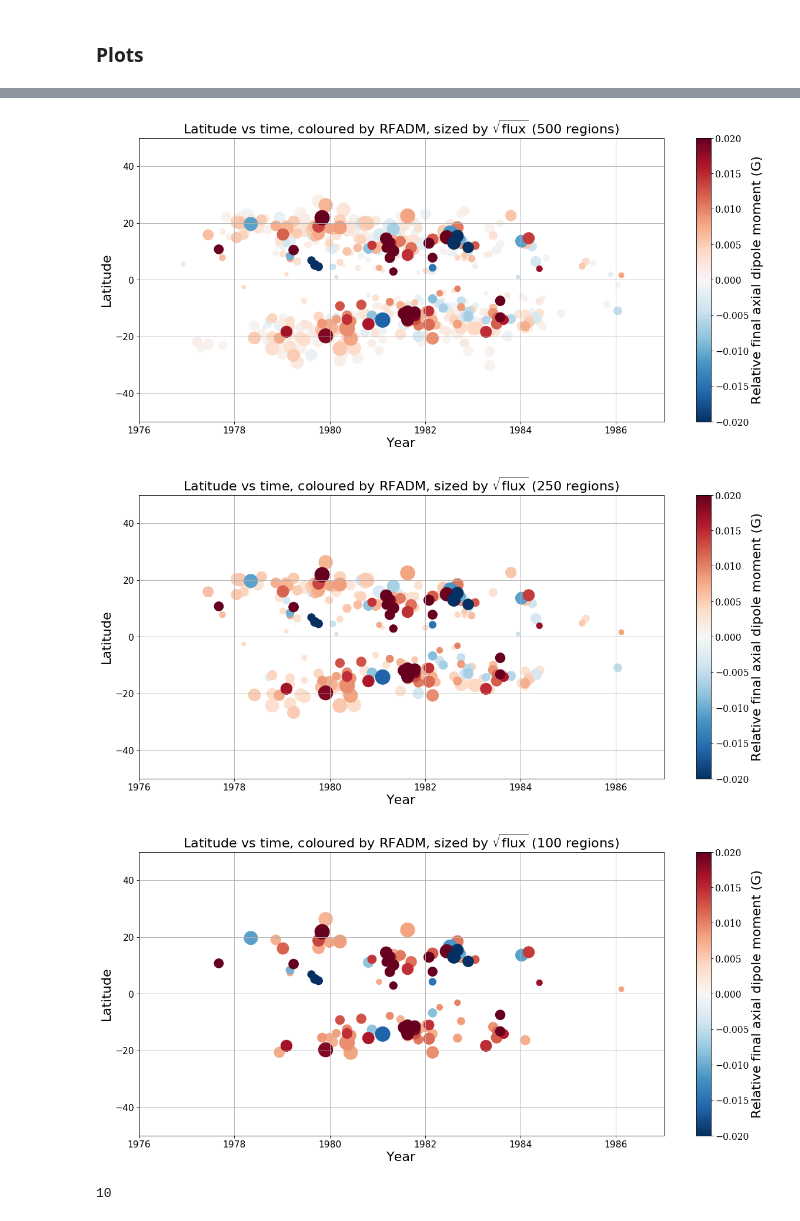
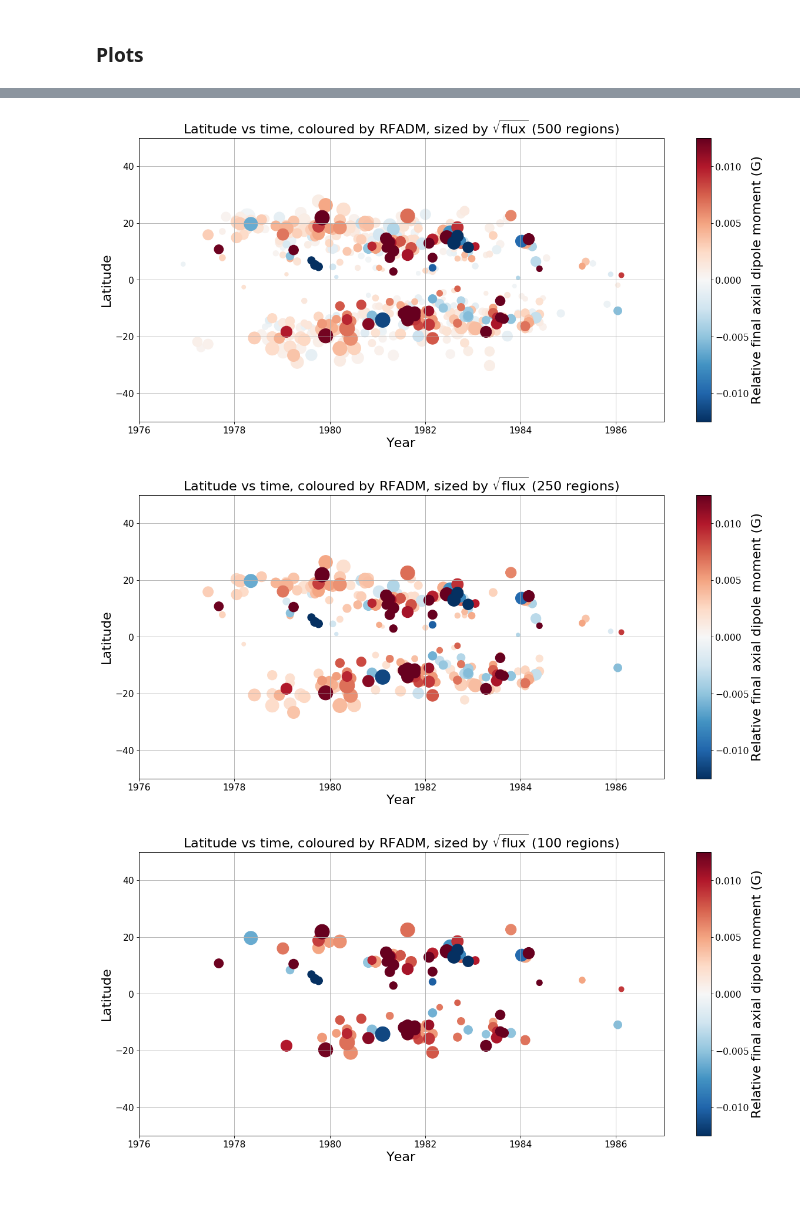
Before and after one commit to twhitbread/python-scatter, a Jupyter notebook: pythonscatter_c21.ipynb, the cells around one changed output, grey strips where cells are left out. Drawn from its saved outputs; the diff is of its cells as text; code cells hidden in the pictures.

```diff
--- a/pythonscatter_c21.ipynb
+++ b/pythonscatter_c21.ipynb
@@ -20,16 +20,16 @@ font = {'family': 'sans-serif',
 plt.rc('font', **font)
 
 
-A = np.fromfile('axcollect_correct_c21.dat',dtype=np.float32)
+A = np.fromfile('axcollect_c21_realinit_decay.dat',dtype=np.float32)
 A = A.reshape(844,132)
 
-N = np.fromfile('npole_correct_c21.dat',dtype=np.float32)
+N = np.fromfile('npole_c21_realinit_decay.dat',dtype=np.float32)
 N = N.reshape(844,132)
 
-S = np.fromfile('spole_correct_c21.dat',dtype=np.float32)
+S = np.fromfile('spole_c21_realinit_decay.dat',dtype=np.float32)
 S = S.reshape(844,132)
 
-axdipole2 = np.fromfile('axdipole2_c21.dat',dtype=np.float32)
+axdipole2 = np.fromfile('axdipole2_c21_realinit_decay.dat',dtype=np.float32)
 
 start = []
 start_npole = []
@@ -89,9 +89,9 @@ thresh_spole = 2.4e-2;
 #reg_percent_spole = strong_spole.size/844*100;
 #print(reg_percent_spole)
 
-initflux = np.fromfile('initflux_collect_c21.dat',dtype=np.float32)
-initflux2 = np.fromfile('initflux2_collect_c21.dat',dtype=np.float32)
-reg_lat = np.fromfile('reg_lat_collect_c21.dat',dtype=np.float32)
+initflux = np.fromfile('initflux_c21_realinit_decay.dat',dtype=np.float32)
+initflux2 = np.fromfile('initflux2_c21_realinit_decay.dat',dtype=np.float32)
+reg_lat = np.fromfile('reg_lat_c21_realinit_decay.dat',dtype=np.float32)
 
 a = [(initflux),(initflux2),(reg_lat),(start),(final_rel),(begin),(begin),(begin_rel),(final)]
 a = np.asarray(a)
@@ -270,6 +269,6 @@ plt.show()
 # %%
 fig2 = plt.figure(figsize=(18,8), dpi= 80, facecolor='w', edgecolor='k')
-plt.scatter((b[3]*27.27+121)/365.25+1976,b[2],200*np.sqrt(abs(b[0])),b[4],cmap='RdBu_r',vmin=-0.02,vmax=0.02)
+plt.scatter((b[3]*27.27+121)/365.25+1976,b[2],200*np.sqrt(abs(b[0])),b[4],cmap='RdBu_r',vmin=-0.0125,vmax=0.0125)
 cb_label = 'Relative final axial dipole moment (G)'
 cb = plt.colorbar()
 cb.set_label(cb_label, fontsize=20)
@@ -287,14 +286,14 @@ plt.grid()
 plt.show()
 
 
-thresh = 2.785e-4;
+thresh = 1.79e-4;
 strong2 = np.asarray(np.where(abs(b[8])>thresh))
 weak = np.asarray(np.where(abs(b[8])<thresh))
 reg_percent = strong2.size/844*100;
-#print(reg_percent)
+#print(strong2.size)
 
 fig = plt.figure(figsize=(18,8), dpi= 80, facecolor='w', edgecolor='k')
-plt.scatter((b[3][strong2]*27.27+121)/365.25+1976,b[2][strong2],200*np.sqrt(abs(b[0][strong2])),b[4][strong2],cmap='RdBu_r',vmin=-0.02,vmax=0.02)
+plt.scatter((b[3][strong2]*27.27+121)/365.25+1976,b[2][strong2],200*np.sqrt(abs(b[0][strong2])),b[4][strong2],cmap='RdBu_r',vmin=-0.0125,vmax=0.0125)
 cb_label = 'Relative final axial dipole moment (G)'
 cb = plt.colorbar()
 cb.set_label(cb_label, fontsize=20)
@@ -312,14 +311,14 @@ plt.grid()
 plt.show()
 
 
-thresh = 3.127e-3;
+thresh = 1.9e-3;
 strong3 = np.asarray(np.where(abs(b[8])>thresh))
 weak = np.asarray(np.where(abs(b[8])<thresh))
 reg_percent = strong3.size/844*100;
-#print(reg_percent)
+#print(strong3.size)
 
 fig = plt.figure(figsize=(18,8), dpi= 80, facecolor='w', edgecolor='k')
-plt.scatter((b[3][strong3]*27.27+121)/365.25+1976,b[2][strong3],200*np.sqrt(abs(b[0][strong3])),b[4][strong3],cmap='RdBu_r',vmin=-0.02,vmax=0.02)
+plt.scatter((b[3][strong3]*27.27+121)/365.25+1976,b[2][strong3],200*np.sqrt(abs(b[0][strong3])),b[4][strong3],cmap='RdBu_r',vmin=-0.0125,vmax=0.0125)
 cb_label = 'Relative final axial dipole moment (G)'
 cb = plt.colorbar()
 cb.set_label(cb_label, fontsize=20)
@@ -337,14 +336,14 @@ plt.grid()
 plt.show()
 
 
-thresh = 1.444e-2;
+thresh = 9.3e-3;
 strong4 = np.asarray(np.where(abs(b[8])>thresh))
 weak = np.asarray(np.where(abs(b[8])<thresh))
 reg_percent = strong4.size/844*100;
-#print(reg_percent)
+#print(strong4.size)
 
 fig = plt.figure(figsize=(18,8), dpi= 80, facecolor='w', edgecolor='k')
-plt.scatter((b[3][strong4]*27.27+121)/365.25+1976,b[2][strong4],200*np.sqrt(abs(b[0][strong4])),b[4][strong4],cmap='RdBu_r',vmin=-0.02,vmax=0.02)
+plt.scatter((b[3][strong4]*27.27+121)/365.25+1976,b[2][strong4],200*np.sqrt(abs(b[0][strong4])),b[4][strong4],cmap='RdBu_r',vmin=-0.0125,vmax=0.0125)
 cb_label = 'Relative final axial dipole moment (G)'
 cb = plt.colorbar()
 cb.set_label(cb_label, fontsize=20)
@@ -362,14 +361,14 @@ plt.grid()
 plt.show()
 
 
-thresh = 3.831e-2;
+thresh = 2.475e-2;
 strong5 = np.asarray(np.where(abs(b[8])>thresh))
 weak = np.asarray(np.where(abs(b[8])<thresh))
 reg_percent = strong5.size/844*100;
-#print(reg_percent)
+#print(strong5.size)
 
 fig6 = plt.figure(figsize=(18,8), dpi= 80, facecolor='w', edgecolor='k')
-plt.scatter((b[3][strong5]*27.27+121)/365.25+1976,b[2][strong5],200*np.sqrt(abs(b[0][strong5])),b[4][strong5],cmap='RdBu_r',vmin=-0.02,vmax=0.02)
+plt.scatter((b[3][strong5]*27.27+121)/365.25+1976,b[2][strong5],200*np.sqrt(abs(b[0][strong5])),b[4][strong5],cmap='RdBu_r',vmin=-0.0125,vmax=0.0125)
 cb_label = 'Relative final axial dipole moment (G)'
 cb = plt.colorbar()
 cb.set_label(cb_label, fontsize=20)
@@ -387,14 +386,14 @@ plt.grid()
 plt.show()
 
 
-thresh = 1.842e-1;
+thresh = 1.24e-1;
 strong6 = np.asarray(np.where(abs(b[8])>thresh))
 weak = np.asarray(np.where(abs(b[8])<thresh))
 reg_percent = strong6.size/844*100;
-#print(reg_percent)
+#print(strong6.size)
 
 fig6 = plt.figure(figsize=(18,8), dpi= 80, facecolor='w', edgecolor='k')
-plt.scatter((b[3][strong6]*27.27+121)/365.25+1976,b[2][strong6],200*np.sqrt(abs(b[0][strong6])),b[4][strong6],cmap='RdBu_r',vmin=-0.02,vmax=0.02)
+plt.scatter((b[3][strong6]*27.27+121)/365.25+1976,b[2][strong6],200*np.sqrt(abs(b[0][strong6])),b[4][strong6],cmap='RdBu_r',vmin=-0.0125,vmax=0.0125)
 cb_label = 'Relative final axial dipole moment (G)'
 cb = plt.colorbar()
 cb.set_label(cb_label, fontsize=20)
@@ -416,4 +415,3 @@ plt.show()
-[figure, old version]
+[figure, new version]
-[figure, old version]
+[figure, new version]
-[figure, old version]
+[figure, new version]
-10
```
Also changed, not shown: parts of 4 cells of this notebook, 33 other files.
